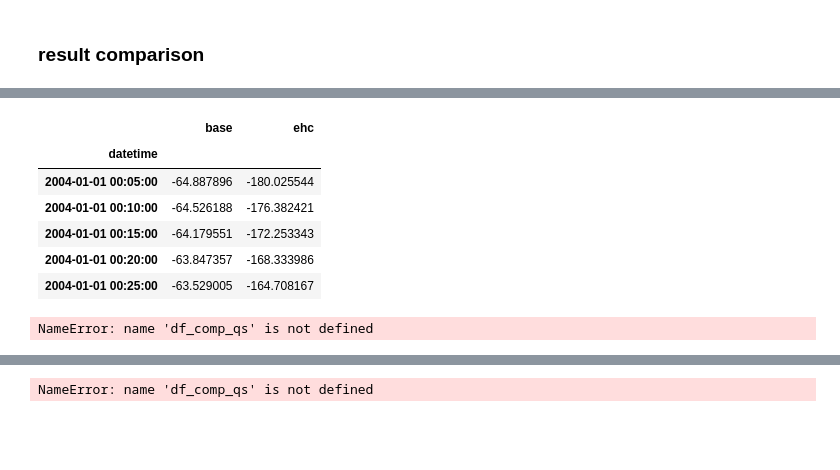
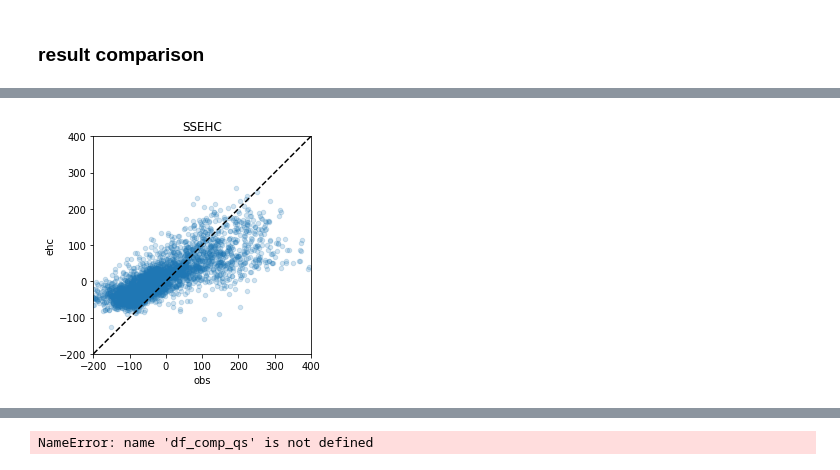
Before and after one commit to gusbacos/SUEWS_DB_Typology_test, a Jupyter notebook: code/test-torgg.ipynb, the cells around one changed output, grey strips where cells are left out. Saved outputs shown, nothing was run; the diff lists cells and outputs as text; code cells hidden in the pictures; blank space fills up the shorter version.

```diff
--- a/code/test-torgg.ipynb
+++ b/code/test-torgg.ipynb
@@ -258,21 +254,11 @@ ValueError: cannot reindex on an axis with duplicate labels
-# %%
-df_comp_qs.head()
-# %% [output]
-|  | base | ehc |
-| datetime |  |  |
-| 2004-01-01 00:05:00 | -64.887896 | -180.025544 |
-| 2004-01-01 00:10:00 | -64.526188 | -176.382421 |
-| 2004-01-01 00:15:00 | -64.179551 | -172.253343 |
-| 2004-01-01 00:20:00 | -63.847357 | -168.333986 |
-| 2004-01-01 00:25:00 | -63.529005 | -164.708167 |
 # %%
-ax = df_comp_qs.plot.scatter(x="obs", y="ehc", alpha=0.2, style="..", title="EHC")
+ax = df_comp_qs.plot.scatter(x="obs", y="ehc", alpha=0.2, style="..", title="SSEHC")
 _ = ax.set_aspect("equal", "box")
 _ = ax.set_xlim(-200, 400)
 _ = ax.set_ylim(-200, 400)
 _ = ax.plot([-200, 400], [-200, 400], "k--")
 # %% [output]
-NameError: name 'df_comp_qs' is not defined
+[figure, added]
 # %%
 ax = df_comp_qs.plot.scatter(x="obs", y="base", alpha=0.2, style="..", title="OHM")
 _ = ax.set_aspect("equal", "box")
```
Also changed, not shown: parts of 5 cells of this notebook, 1 other file.
